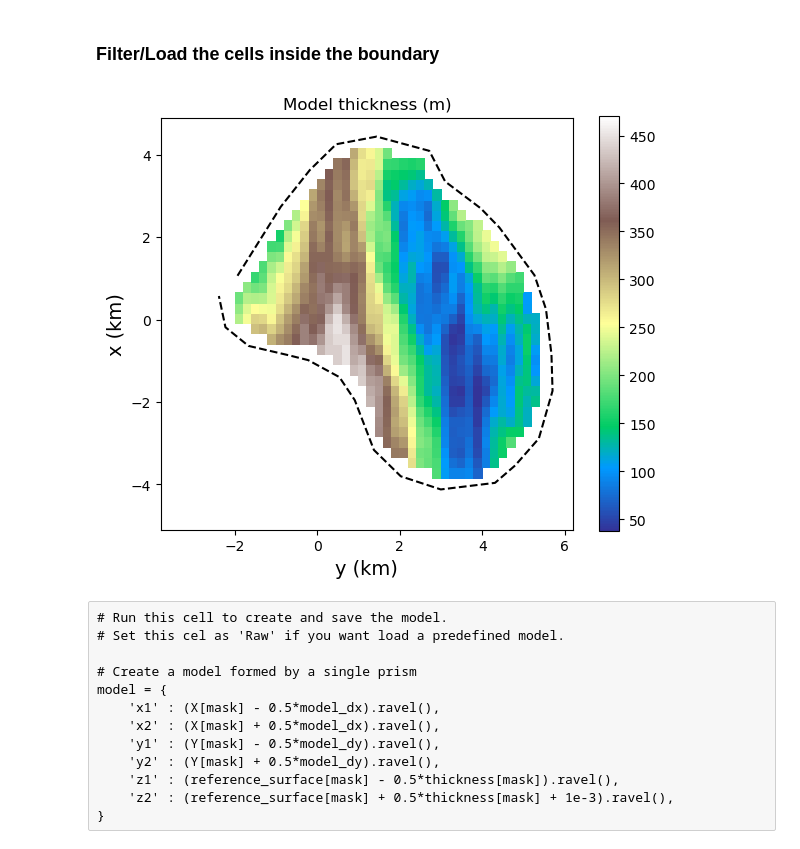
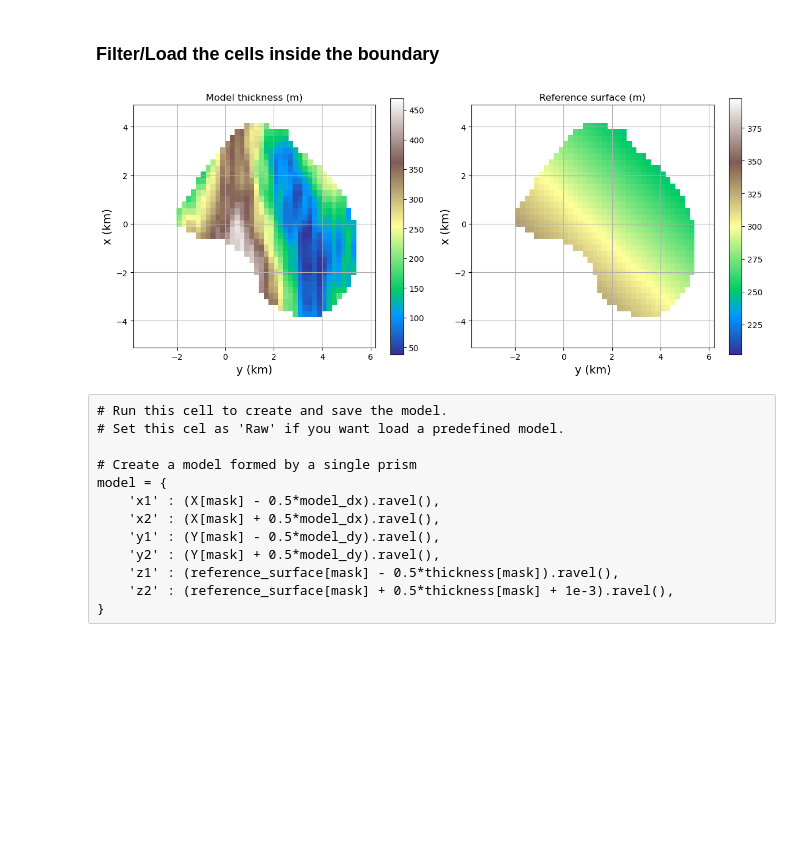
Before and after one commit to birocoles/gravmag, a Jupyter notebook: examples/complex_model_2.ipynb, the cells around one changed output. Saved outputs shown, nothing was run; the diff lists cells and outputs as text; code cells hidden in the pictures; blank space fills up the shorter version.

Commit message:
include reference surface plot on the selected area

```diff
--- a/examples/complex_model_2.ipynb
+++ b/examples/complex_model_2.ipynb
@@ -237,36 +237,46 @@ for i in range(model_shape[0]):
     for j in range(model_shape[1]):
         mask[i,j] = Boundary.contains(Point(Y[i,j], X[i,j]))
 # %%
-# Run this cell to create and save the model.
-# Set this cel as 'Raw' if you want load a predefined model.
+plt.figure(figsize=(12,5))
 
-plt.close('all')
-plt.figure(figsize=(6,5))
-
+plt.subplot(1,2,1)
 plt.title("Model thickness (m)")
 plt.axis('scaled')
 plt.pcolor(
-np.ma.masked_where(
-    condition=np.invert(mask), a=Y*0.001),
+    np.ma.masked_where(condition=np.invert(mask), a=Y*0.001),
     np.ma.masked_where(condition=np.invert(mask), a=X*0.001),
     np.ma.masked_where(condition=np.invert(mask), a=thickness),
     cmap='terrain'
 )
 plt.colorbar()
-
-plt.plot(boundary_points[:,1]*1e-3, boundary_points[:,0]*1e-3, '--k')
-
 plt.ylim(0.001*model_area[0], 0.001*model_area[1])
 plt.xlim(0.001*model_area[2], 0.001*model_area[3])
 plt.xlabel('y (km)', fontsize=14)
 plt.ylabel('x (km)', fontsize=14)
+plt.grid()
 
+plt.subplot(1,2,2)
+plt.title("Reference surface (m)")
+plt.axis('scaled')
+plt.pcolor(
+    np.ma.masked_where(condition=np.invert(mask), a=Y*0.001),
+    np.ma.masked_where(condition=np.invert(mask), a=X*0.001),
+    np.ma.masked_where(condition=np.invert(mask), a=reference_surface),
+    cmap='terrain',
+    vmin = np.min(reference_surface), vmax = np.max(reference_surface)
+)
+plt.colorbar()
+plt.ylim(0.001*model_area[0], 0.001*model_area[1])
+plt.xlim(0.001*model_area[2], 0.001*model_area[3])
+plt.xlabel('y (km)', fontsize=14)
+plt.ylabel('x (km)', fontsize=14)
+plt.grid()
 
 plt.tight_layout()
 
 plt.show()
 # %% [output]
-[figure, old version]
+[figure, new version]
 # %% [raw]
 # Run this cell to create and save the model.
 # Set this cel as 'Raw' if you want load a predefined model.
```
Also changed, not shown: parts of 1 cell of this notebook, 1 other file.
